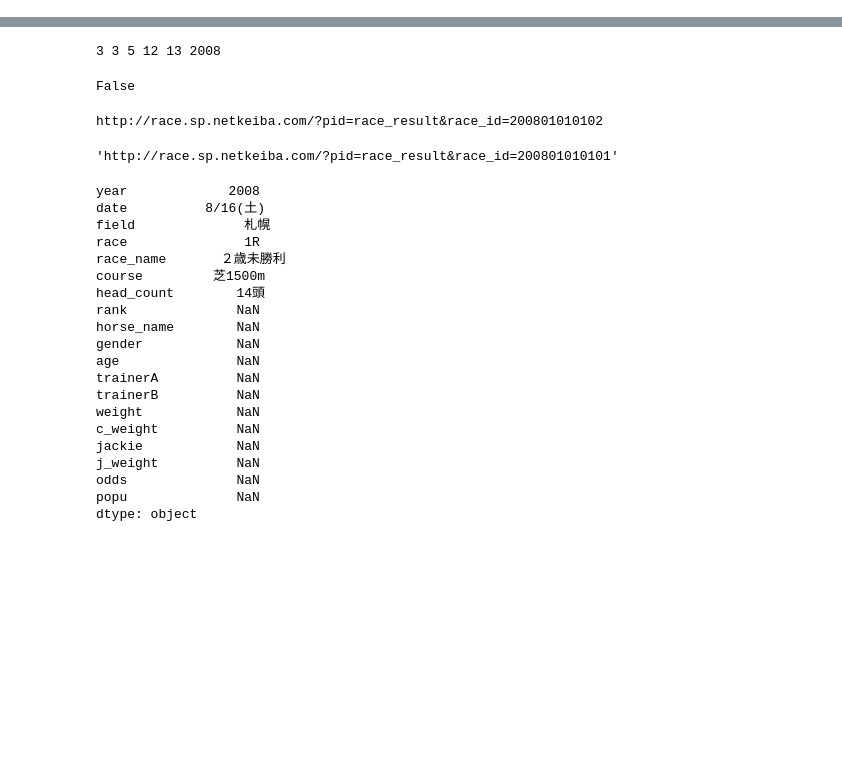
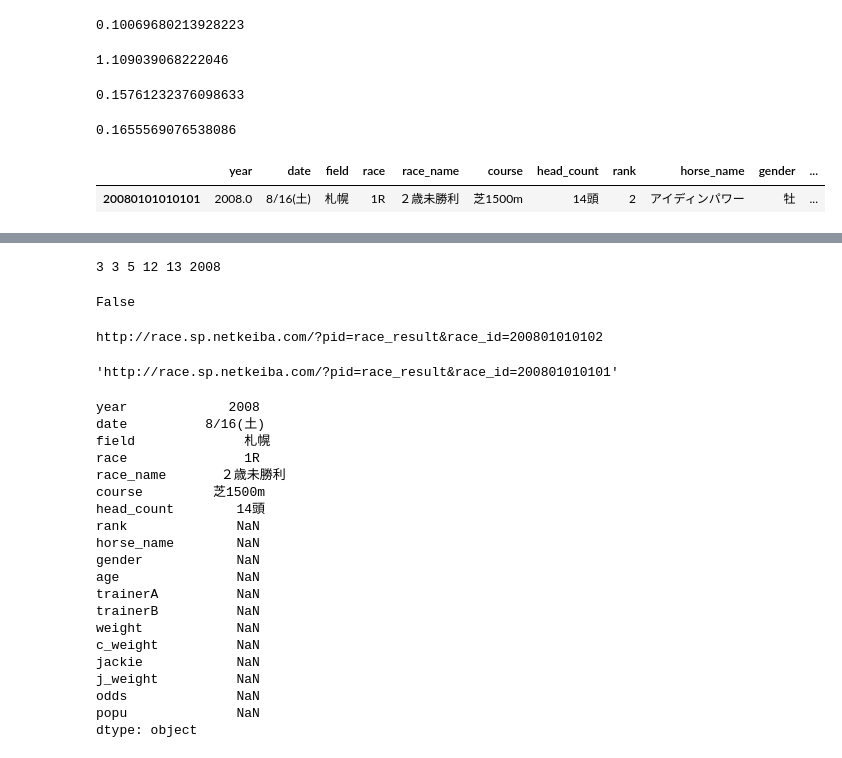
Before and after one commit to KesukeSakai0222/Keiba, a Jupyter notebook: GetCSV/keiba_tst.ipynb, the cells around one changed output, grey strips where cells are left out. Drawn from its saved outputs; the diff is of its cells as text; code cells hidden in the pictures; blank space fills up the shorter version.

```diff
--- a/GetCSV/keiba_tst.ipynb
+++ b/GetCSV/keiba_tst.ipynb
@@ -20,3 +28,69 @@ def numStr(num):
+# %%
+start = time.time()
+html = requests.get(url)
+print(time.time()-start)
+# %% [output]
+0.10069680213928223
+# %%
+html.encoding = 'EUC-JP'
+start = time.time()
+soup = BeautifulSoup(html.text, 'html.parser')
+print(time.time()-start)
+# %% [output]
+1.109039068222046
+# %%
+start = time.time()
+CommonYear = year
+CommonDate = soup.find_all('div', attrs={'class', 'Change_Btn Day'})[0].string.strip()
+CommonField= soup.find_all('div', attrs={'class', 'Change_Btn Course'})[0].string.strip()
+CommonRace = soup.find_all('div', attrs={'Race_Num'})[0].span.string
+CommonRname= soup.find_all('dt', attrs={'class', 'Race_Name'})[0].contents[0].strip()
+CommonCourse= soup.find_all('dd', attrs={'Race_Data'})[0].span.string
+CommonHcount= soup.find_all('dd', attrs={'class', 'Race_Data'})[0].contents[3].split()[1]
+print(time.time()-start)
+# %% [output]
+0.15761232376098633
+# %%
+start = time.time()
+df = pd.DataFrame(columns=df_col)
+m = 1
+dst = pd.Series(index=df_col)
+dst['year'] = CommonYear
+dst['date'] = CommonDate
+dst['field']= CommonField
+dst['race'] = CommonRace
+dst['race_name'] = CommonRname
+dst['course'] = CommonCourse
+dst['head_count'] = CommonHcount
+dst['rank'] = soup.find_all('div', attrs='Rank')[m].contents[0]
+dst['horse_name'] = soup.find_all('dt', attrs=['class', 'Horse_Name'])[m].a.string
+detailL = soup.find_all('span', attrs=['class', 'Detail_Left'])[m]
+dst['gender'] = list(detailL.contents[0].split()[0])[0]
+dst['age'] = list(detailL.contents[0].split()[0])[1]
+dst['trainerA'] = detailL.span.string.split('･')[0]
+dst['trainerB'] = detailL.span.string.split('･')[1]
+if len(detailL.contents[0].split())>=2:
+    dst['weight'] = detailL.contents[0].split()[1].split('(')[0]
+    if len(detailL.contents[0].split()[1].split('('))>=2:
+        dst['c_weight'] = detailL.contents[0].split()[1].split('(')[1].strip(')')
+        detailR = soup.find_all('span', attrs=['class', 'Detail_Right'])[m].contents
+        if  "\n" in detailR or "\n▲" in detailR or '\n☆' in detailR:
+            detailR.pop(0)
+        dst['jackie'] = detailR[0].string.strip()
+        dst['j_weight'] = detailR[2].strip().replace('(', '').replace(')', '')
+        Odds = soup.find_all('td', attrs=['class', 'Odds'])[m].contents[1]
+        if Odds.dt.string is not None:
+            dst['odds'] = Odds.dt.string.strip('倍')
+dst.name = str(year) + numStr(i) + numStr(j) + numStr(k) + numStr(l) + numStr(m)
+df = df.append(dst)
+print(time.time()-start)
+# %% [output]
+0.1655569076538086
+# %%
+df
+# %% [output]
+|  | year | date | field | race | race_name | course | head_count | rank | horse_name | gender | ... |
+| 20080101010101 | 2008.0 | 8/16(土) | 札幌 | 1R | ２歳未勝利 | 芝1500m | 14頭 | 2 | アイディンパワー | 牡 | ... |
 # %%
 for year in tqdm(range(2015, 2019)):
     df = pd.DataFrame()
```
Also changed, not shown: parts of 4 cells of this notebook, 19 other files.
